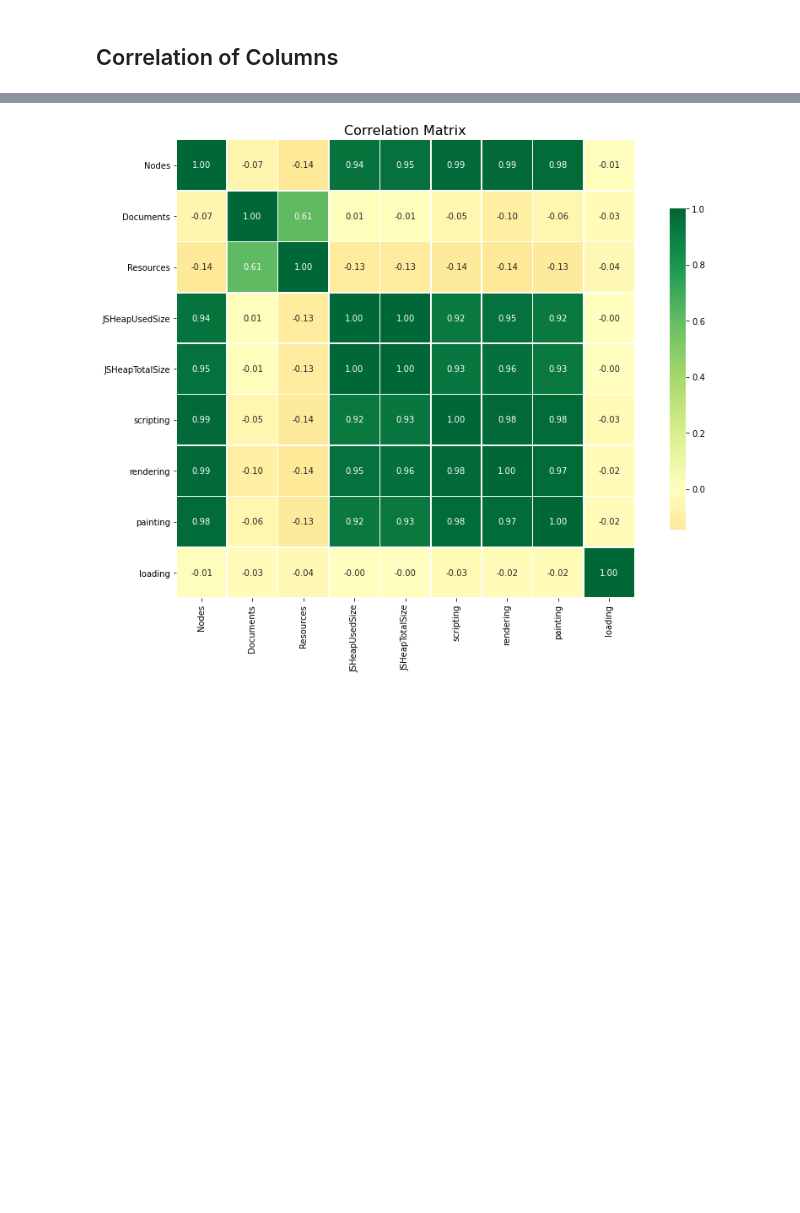
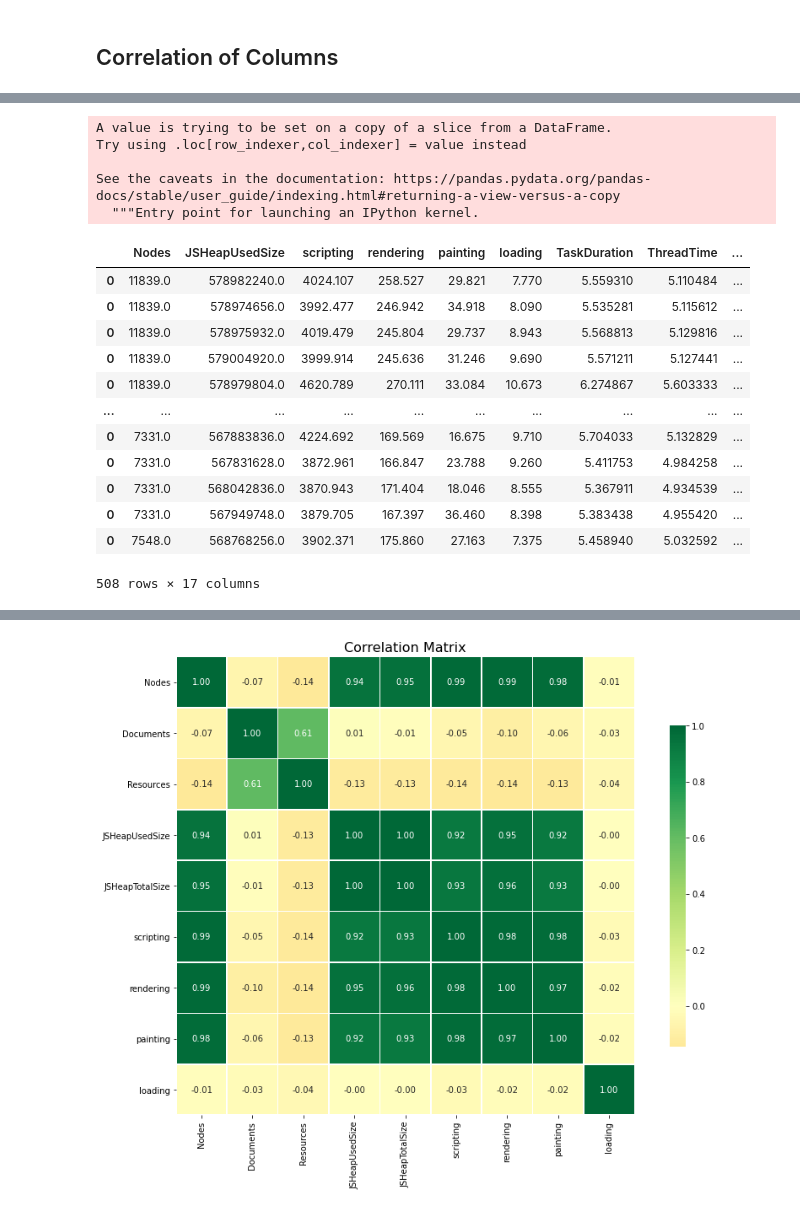
Before and after one commit to mehrotrasan16/performance-benchmarking-with-puppeteer, a Jupyter notebook: tracelyzer-to-csv.ipynb, the cells around one changed output, grey strips where cells are left out. Drawn from its saved outputs; the diff is of its cells as text; code cells hidden in the pictures; blank space fills up the shorter version.

```diff
--- a/tracelyzer-to-csv.ipynb
+++ b/tracelyzer-to-csv.ipynb
@@ -464,3 +495,26 @@ corrdf
+# %%
+corrdf['JSHeapRatio'] = corrdf['JSHeapUsedSize']/corrdf['JSHeapTotalSize']
+corrdf = corrdf.drop(columns='JSHeapTotalSize')
+corrdf
+# %% [output]
+A value is trying to be set on a copy of a slice from a DataFrame.
+Try using .loc[row_indexer,col_indexer] = value instead
+
+See the caveats in the documentation: https://pandas.pydata.org/pandas-docs/stable/user_guide/indexing.html#returning-a-view-versus-a-copy
+  """Entry point for launching an IPython kernel.
+|  | Nodes | JSHeapUsedSize | scripting | rendering | painting | loading | TaskDuration | ThreadTime | ... |
+| 0 | 11839.0 | 578982240.0 | 4024.107 | 258.527 | 29.821 | 7.770 | 5.559310 | 5.110484 | ... |
+| 0 | 11839.0 | 578974656.0 | 3992.477 | 246.942 | 34.918 | 8.090 | 5.535281 | 5.115612 | ... |
+| 0 | 11839.0 | 578975932.0 | 4019.479 | 245.804 | 29.737 | 8.943 | 5.568813 | 5.129816 | ... |
+| 0 | 11839.0 | 579004920.0 | 3999.914 | 245.636 | 31.246 | 9.690 | 5.571211 | 5.127441 | ... |
+| 0 | 11839.0 | 578979804.0 | 4620.789 | 270.111 | 33.084 | 10.673 | 6.274867 | 5.603333 | ... |
+| ... | ... | ... | ... | ... | ... | ... | ... | ... | ... |
+| 0 | 7331.0 | 567883836.0 | 4224.692 | 169.569 | 16.675 | 9.710 | 5.704033 | 5.132829 | ... |
+| 0 | 7331.0 | 567831628.0 | 3872.961 | 166.847 | 23.788 | 9.260 | 5.411753 | 4.984258 | ... |
+| 0 | 7331.0 | 568042836.0 | 3870.943 | 171.404 | 18.046 | 8.555 | 5.367911 | 4.934539 | ... |
+| 0 | 7331.0 | 567949748.0 | 3879.705 | 167.397 | 36.460 | 8.398 | 5.383438 | 4.955420 | ... |
+| 0 | 7548.0 | 568768256.0 | 3902.371 | 175.860 | 27.163 | 7.375 | 5.458940 | 5.032592 | ... |
+508 rows × 17 columns
 # %%
 corrdf.corr()
 # %% [output]
```
Also changed, not shown: parts of 18 cells of this notebook, 5 other files.
